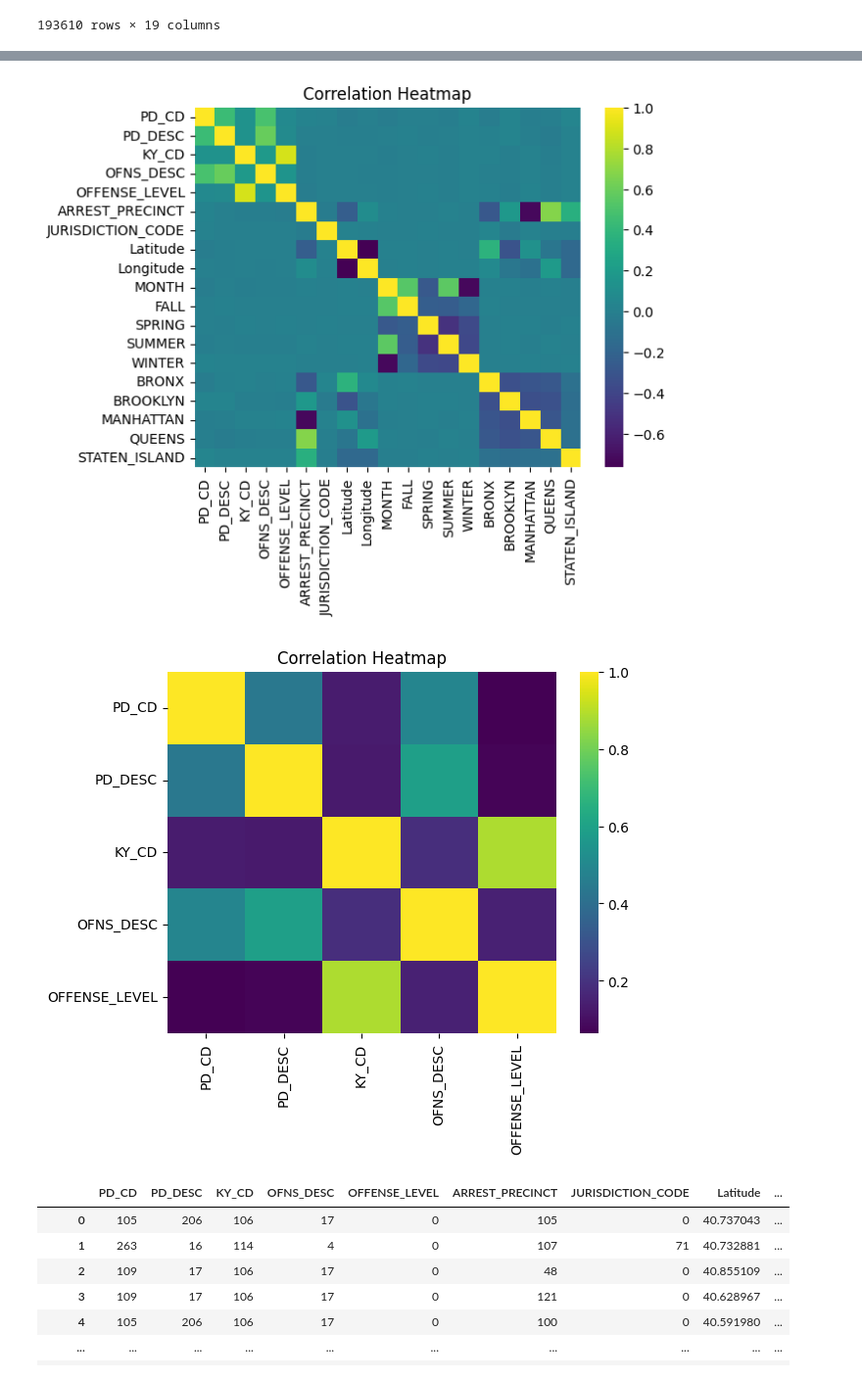
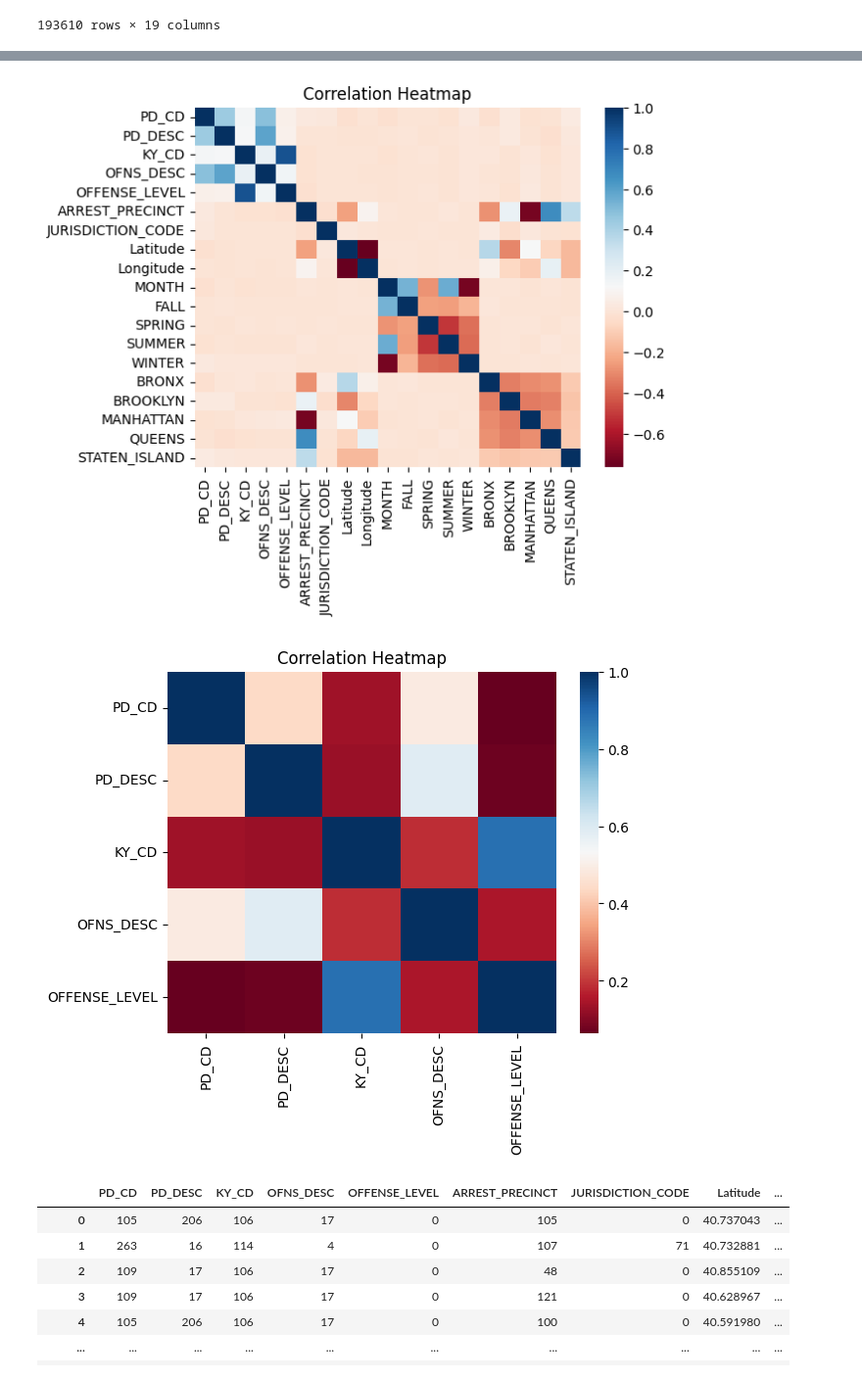
Before and after one commit to annahauk/CS513, a Jupyter notebook: annaEDA.ipynb, the cells around one changed output, grey strips where cells are left out. Shown at 98% size. Saved outputs shown, nothing was run; the diff lists cells and outputs as text; code cells hidden in the pictures.

```diff
--- a/annaEDA.ipynb
+++ b/annaEDA.ipynb
@@ -1035,20 +1051,20 @@ df.corr()
 | STATEN_ISLAND | 0.036208 | 0.015164 | 0.013134 | 0.011836 | 0.008928 | 0.347730 | -0.015834 | -0.171199 | ... |
 # %%
 # create a heatmap
-sns.heatmap(df.corr(), annot=False, cmap='viridis')
+sns.heatmap(df.corr(), annot=False, cmap='RdBu')
 plt.title('Correlation Heatmap')
 plt.show()
 # %% [output]
-[figure, old version]
+[figure, new version]
 # %%
 # make a heatmap with just PD_CD, PD_DESC, KY_CD, OFNS_DESC, OFFENSE_LEVEL
 df_heat = df[['PD_CD', 'PD_DESC', 'KY_CD', 'OFNS_DESC', 'OFFENSE_LEVEL']]
 
-sns.heatmap(df_heat.corr(), annot=False, cmap='viridis')
+sns.heatmap(df_heat.corr(), annot=False, cmap='RdBu')
 plt.title('Correlation Heatmap')
 plt.show()
 # %% [output]
-[figure, old version]
+[figure, new version]
 # %%
 df_no_codes = df.copy()
 df_no_desc = df.copy()
```
Also changed, not shown: parts of 47 cells of this notebook, 6 other files.
